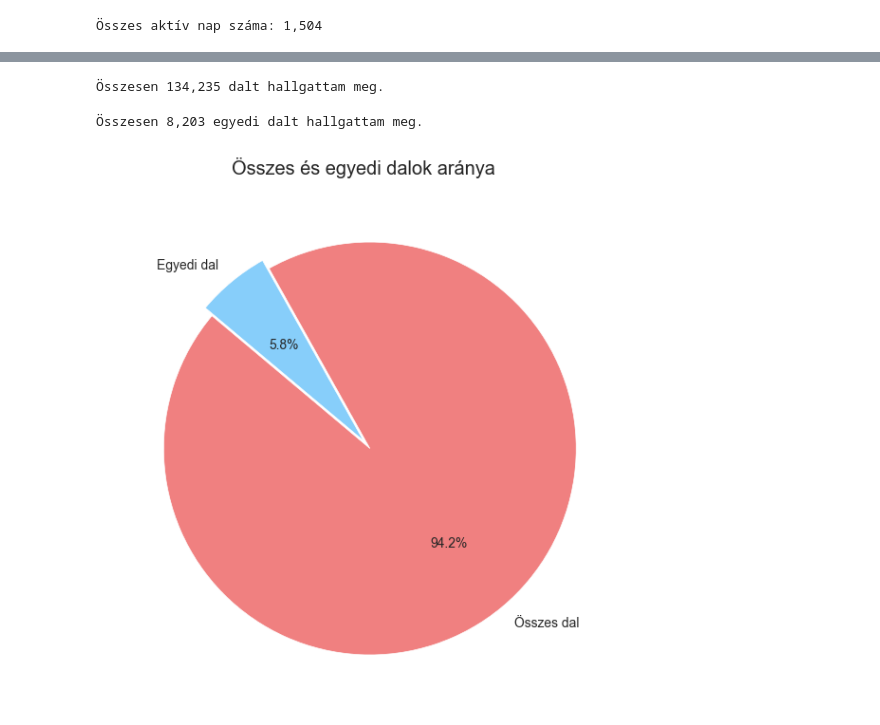
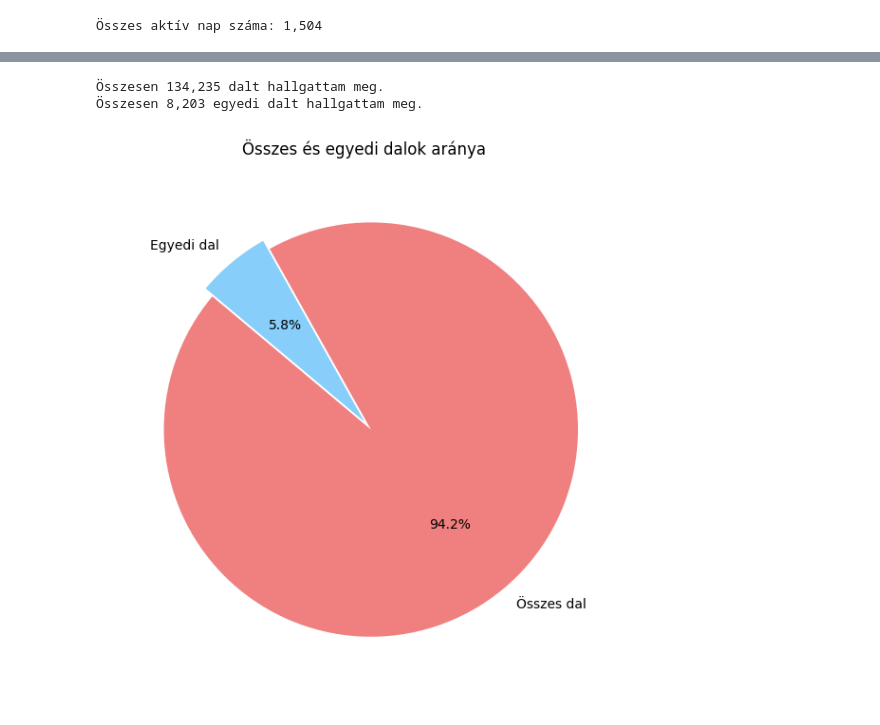
Before and after one commit to Gondocs/adatelemzes, a Jupyter notebook: adatelemzes_egyszeru.ipynb, the cells around one changed output, grey strips where cells are left out. Drawn from its saved outputs; the diff is of its cells as text; code cells hidden in the pictures.

```diff
--- a/adatelemzes_egyszeru.ipynb
+++ b/adatelemzes_egyszeru.ipynb
@@ -816,29 +853,40 @@ display(output_artist)
 HBox(children=(Text(value='', description='Előadó:', layout=Layout(width='300px'), placeholder='Előadó neve', …
 [interactive output not drawn]
 # %%
-# Hány dalt hallgattam meg összesen, ismétlésekkel, tehát az összes valaha lejátszott dalt számolva
+# 15) Összes vs. egyedi dalok száma – számítás és kördiagram (extra)
+# 15/a) Összes és egyedi darabszám
+# Cél: mennyi lejátszás történt összesen és hány egyedi (előadó–dal) kombinációt hallgattál.
+# Bemenet: df['artist'], df['track']
+# Kimenet: két egész szám + (következő cellában) kördiagram.
 
-total_tracks_count = df.dropna(subset=['artist', 'track']).shape[0]  # Összes lejátszott dal száma
-print(f'Összesen {total_tracks_count:,} dalt hallgattam meg.')  # Eredmény kiírása formázva
+# Összes lejátszás darabszám (ismétlésekkel)
+total_tracks_count = df.dropna(subset=['artist', 'track']).shape[0]
+
+# Egyedi dalok száma (ismétlések nélkül – előadó+dal egyedi párok)
+unique_tracks_count = (
+    df.dropna(subset=['artist', 'track'])
+      .drop_duplicates(subset=['artist', 'track'])
+      .shape[0]
+)
+
+print(f'Összesen {total_tracks_count:,} dalt hallgattam meg.')
+print(f'Összesen {unique_tracks_count:,} egyedi dalt hallgattam meg.')
 # %% [output]
 Összesen 134,235 dalt hallgattam meg.
+Összesen 8,203 egyedi dalt hallgattam meg.
 # %%
-# Hány unique dalt hallgattál meg összesen, ismétlések nélkül, tehát csak az egyedi előadó-dal párosokat számolva
-unique_tracks_count = df.dropna(subset=['artist', 'track']).drop_duplicates(subset=['artist', 'track']).shape[0]  # Egyedi dalok száma
-print(f'Összesen {unique_tracks_count:,} egyedi dalt hallgattam meg.')  # Eredmény kiírása formázva
+# 15/b) Összes vs. egyedi dalok – kördiagram
+# Cél: az összes lejátszás és az egyedi dalok arányának vizualizálása.
+labels = ['Összes dal', 'Egyedi dal']
+sizes = [total_tracks_count, unique_tracks_count]
+colors = ['lightcoral', 'lightskyblue']
+explode = (0.05, 0)  # az első szelet (Összes) enyhe kiemelése
 
-
-#diagram
-labels = ['Összes dal', 'Egyedi dal']  # Kördiagram szeleteinek címkéi
-sizes = [total_tracks_count, unique_tracks_count]  # Kördiagram szeleteinek méretei
-colors = ['lightcoral', 'lightskyblue']  # Kördiagram szeleteinek színei
-explode = (0.05, 0)  # Az első szelet kiemelése
-plt.figure(figsize=(6,6))  # Ábra létrehozása adott méretben
-plt.pie(sizes, explode=explode, labels=labels, colors=colors, autopct='%1.1f%%', startangle=140)  # Kördiagram
-plt.title('Összes és egyedi dalok aránya')  # Cím
-plt.tight_layout()  # Elrendezés optimalizálása
-plt.show()  # Ábra megjelenítése
+plt.figure(figsize=(6,6))
+plt.pie(sizes, explode=explode, labels=labels, colors=colors, autopct='%1.1f%%', startangle=140)
+plt.title('Összes és egyedi dalok aránya')
+plt.tight_layout()
+plt.show()
 # %% [output]
-Összesen 8,203 egyedi dalt hallgattam meg.
-[figure, old version]
+[figure, new version]
 # %%
```
Also changed, not shown: parts of 27 cells of this notebook.
